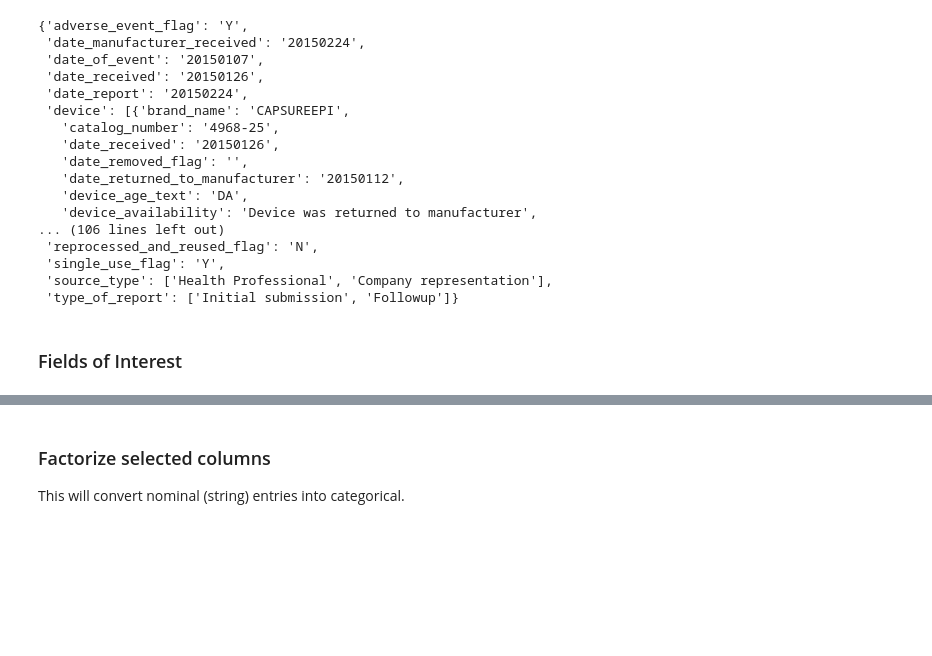
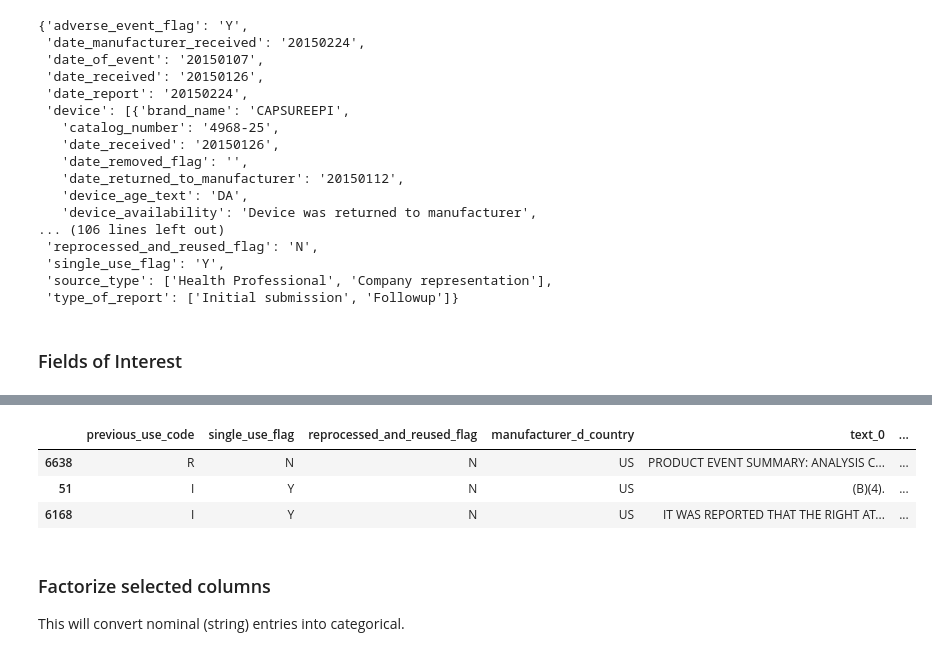
Before and after one commit to martinholub/openFDA-DeviceEvent, a Jupyter notebook: fdaDevice.ipynb, the cells around one changed output, grey strips where cells are left out. Drawn from its saved outputs; the diff is of its cells as text; code cells hidden in the pictures; blank space fills up the shorter version.

```diff
--- a/fdaDevice.ipynb
+++ b/fdaDevice.ipynb
@@ -71,8 +70,8 @@ list_features = ['device_date_of_manufacturer',
                  #'date_received',
                  'previous_use_code',
                  #'remedial_action',
-                 'single_use_flag',
-                 'reprocessed_and_reused_flag',
+                 #'single_use_flag',
+                 #'reprocessed_and_reused_flag',
                  #'reporter_occupation_code',
                  #'device.date_received',
                  #'device.generic_name' # this allows for empty string!
@@ -334,5 +333,12 @@ Index(['previous_use_code', 'single_use_flag', 'reprocessed_and_reused_flag',
        'days_to_expiry'],
       dtype='object')
+# %%
+df.sample(3)
+# %% [output]
+|  | previous_use_code | single_use_flag | reprocessed_and_reused_flag | manufacturer_d_country | text_0 | ... |
+| 6638 | R | N | N | US | PRODUCT EVENT SUMMARY: ANALYSIS C... | ... |
+| 51 | I | Y | N | US | (B)(4). | ... |
+| 6168 | I | Y | N | US | IT WAS REPORTED THAT THE RIGHT AT... | ... |
 # %% [markdown]
 ### Factorize selected columns
 This will convert nominal (string) entries into categorical.
```
Also changed, not shown: parts of 20 cells of this notebook.
